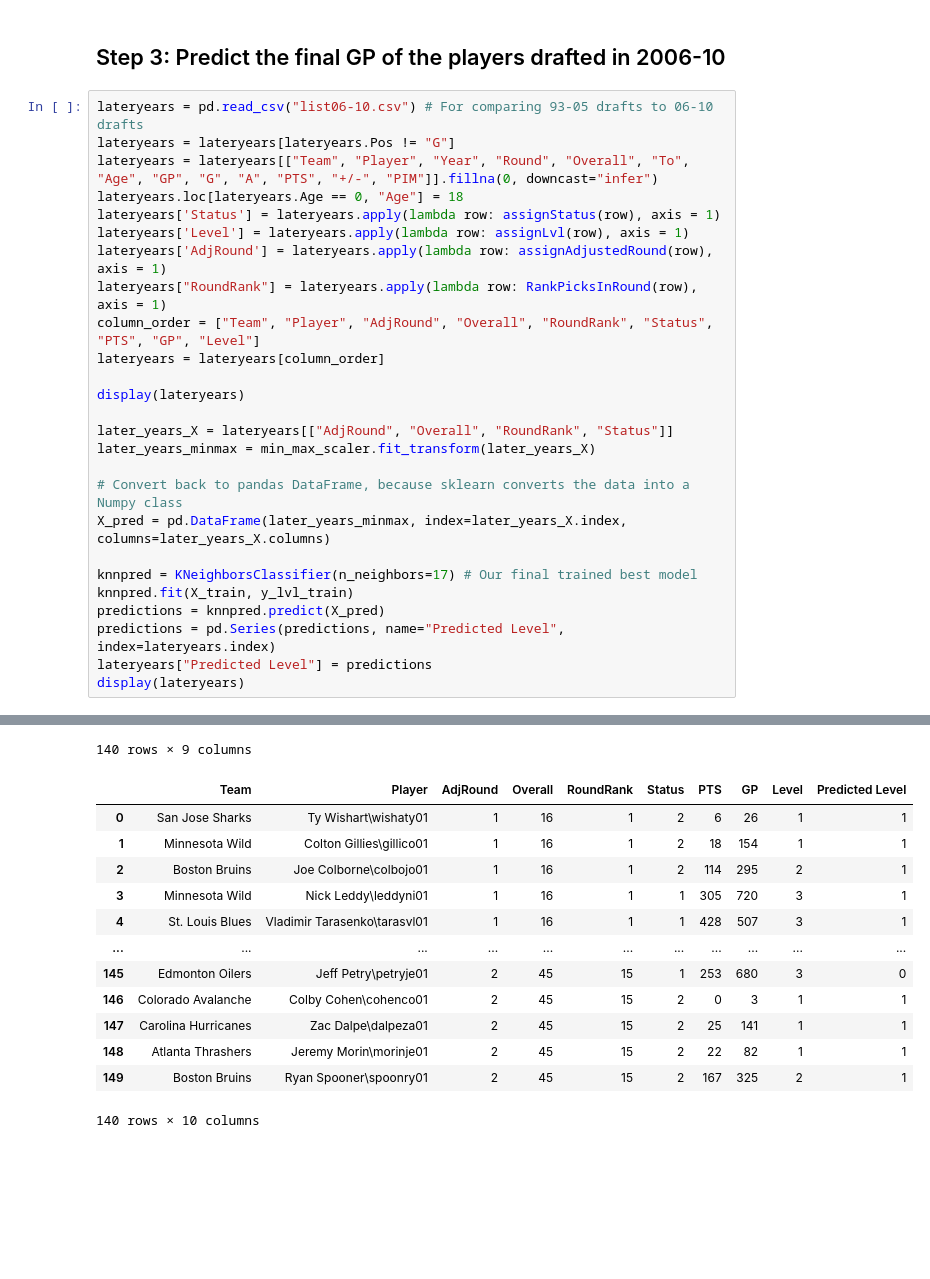
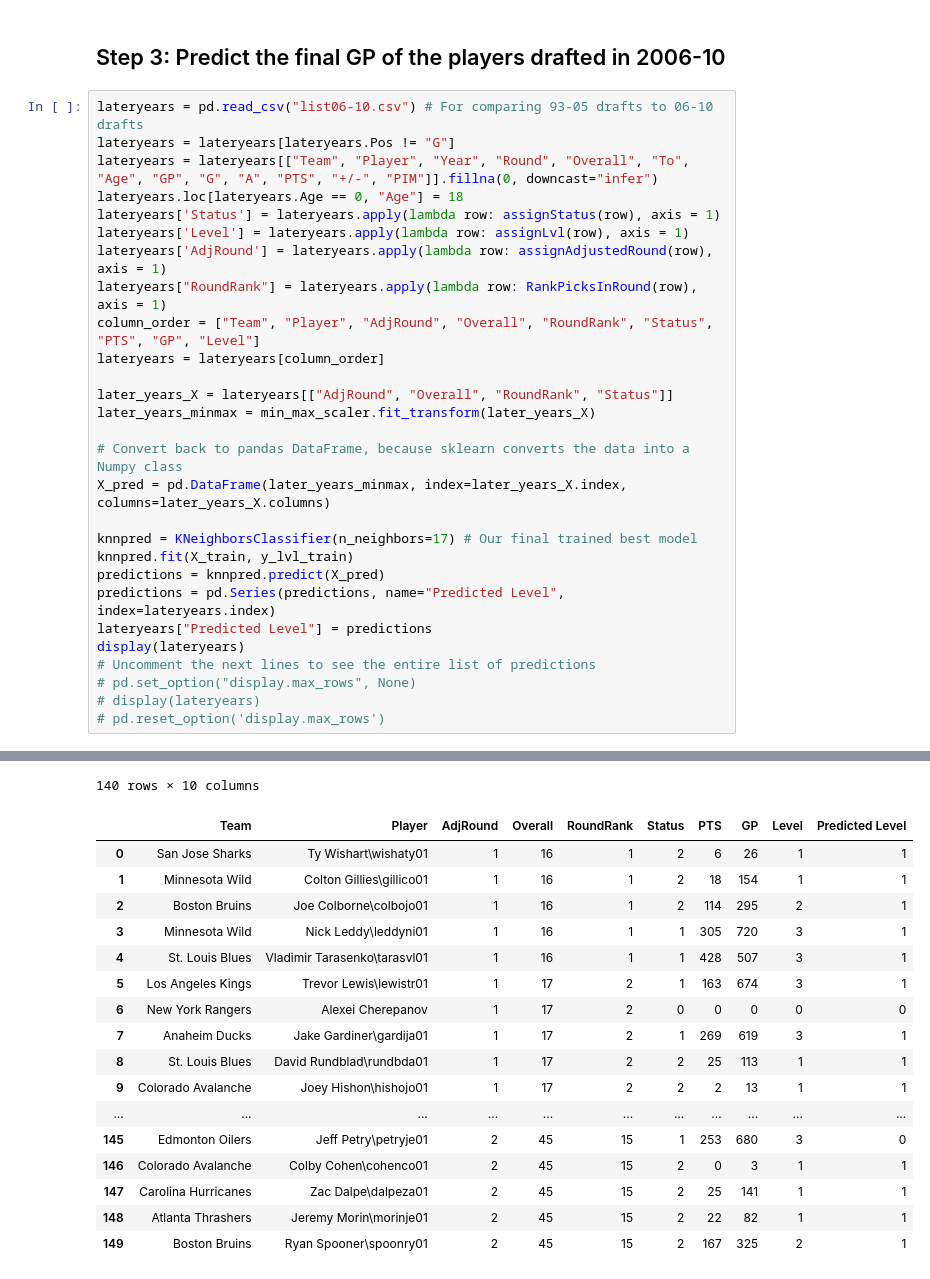
Before and after one commit to minchanhan/CompareNHLDraftPicks, a Jupyter notebook: CompareLow1stHigh2nd.ipynb, the cells around one changed output, grey strips where cells are left out. Drawn from its saved outputs; the diff is of its cells as text; blank space fills up the shorter version.

```diff
--- a/CompareLow1stHigh2nd.ipynb
+++ b/CompareLow1stHigh2nd.ipynb
@@ -985,8 +970,6 @@ lateryears['AdjRound'] = lateryears.apply(lambda row: assignAdjustedRound(row),
 lateryears["RoundRank"] = lateryears.apply(lambda row: RankPicksInRound(row), axis = 1)
 column_order = ["Team", "Player", "AdjRound", "Overall", "RoundRank", "Status", "PTS", "GP", "Level"]
 lateryears = lateryears[column_order]
-
-display(lateryears)
 
 later_years_X = lateryears[["AdjRound", "Overall", "RoundRank", "Status"]]
 later_years_minmax = min_max_scaler.fit_transform(later_years_X)
@@ -1000,4 +983,8 @@ predictions = knnpred.predict(X_pred)
 predictions = pd.Series(predictions, name="Predicted Level", index=lateryears.index)
 lateryears["Predicted Level"] = predictions
 display(lateryears)
+# Uncomment the next lines to see the entire list of predictions
+# pd.set_option("display.max_rows", None)
+# display(lateryears)
+# pd.reset_option('display.max_rows')
 # %% [output]
@@ -1016,14 +1003,18 @@ display(lateryears)
-140 rows × 9 columns
+140 rows × 10 columns
 |  | Team | Player | AdjRound | Overall | RoundRank | Status | PTS | GP | Level | Predicted Level |
 | 0 | San Jose Sharks | Ty Wishart\wishaty01 | 1 | 16 | 1 | 2 | 6 | 26 | 1 | 1 |
 | 1 | Minnesota Wild | Colton Gillies\gillico01 | 1 | 16 | 1 | 2 | 18 | 154 | 1 | 1 |
 | 2 | Boston Bruins | Joe Colborne\colbojo01 | 1 | 16 | 1 | 2 | 114 | 295 | 2 | 1 |
 | 3 | Minnesota Wild | Nick Leddy\leddyni01 | 1 | 16 | 1 | 1 | 305 | 720 | 3 | 1 |
 | 4 | St. Louis Blues | Vladimir Tarasenko\tarasvl01 | 1 | 16 | 1 | 1 | 428 | 507 | 3 | 1 |
+| 5 | Los Angeles Kings | Trevor Lewis\lewistr01 | 1 | 17 | 2 | 1 | 163 | 674 | 3 | 1 |
+| 6 | New York Rangers | Alexei Cherepanov | 1 | 17 | 2 | 0 | 0 | 0 | 0 | 0 |
+| 7 | Anaheim Ducks | Jake Gardiner\gardija01 | 1 | 17 | 2 | 1 | 269 | 619 | 3 | 1 |
+| 8 | St. Louis Blues | David Rundblad\rundbda01 | 1 | 17 | 2 | 2 | 25 | 113 | 1 | 1 |
+| 9 | Colorado Avalanche | Joey Hishon\hishojo01 | 1 | 17 | 2 | 2 | 2 | 13 | 1 | 1 |
 | ... | ... | ... | ... | ... | ... | ... | ... | ... | ... | ... |
 | 145 | Edmonton Oilers | Jeff Petry\petryje01 | 2 | 45 | 15 | 1 | 253 | 680 | 3 | 0 |
 | 146 | Colorado Avalanche | Colby Cohen\cohenco01 | 2 | 45 | 15 | 2 | 0 | 3 | 1 | 1 |
 | 147 | Carolina Hurricanes | Zac Dalpe\dalpeza01 | 2 | 45 | 15 | 2 | 25 | 141 | 1 | 1 |
 | 148 | Atlanta Thrashers | Jeremy Morin\morinje01 | 2 | 45 | 15 | 2 | 22 | 82 | 1 | 1 |
 | 149 | Boston Bruins | Ryan Spooner\spoonry01 | 2 | 45 | 15 | 2 | 167 | 325 | 2 | 1 |
-140 rows × 10 columns
```
Also changed, not shown: parts of 8 cells of this notebook.
